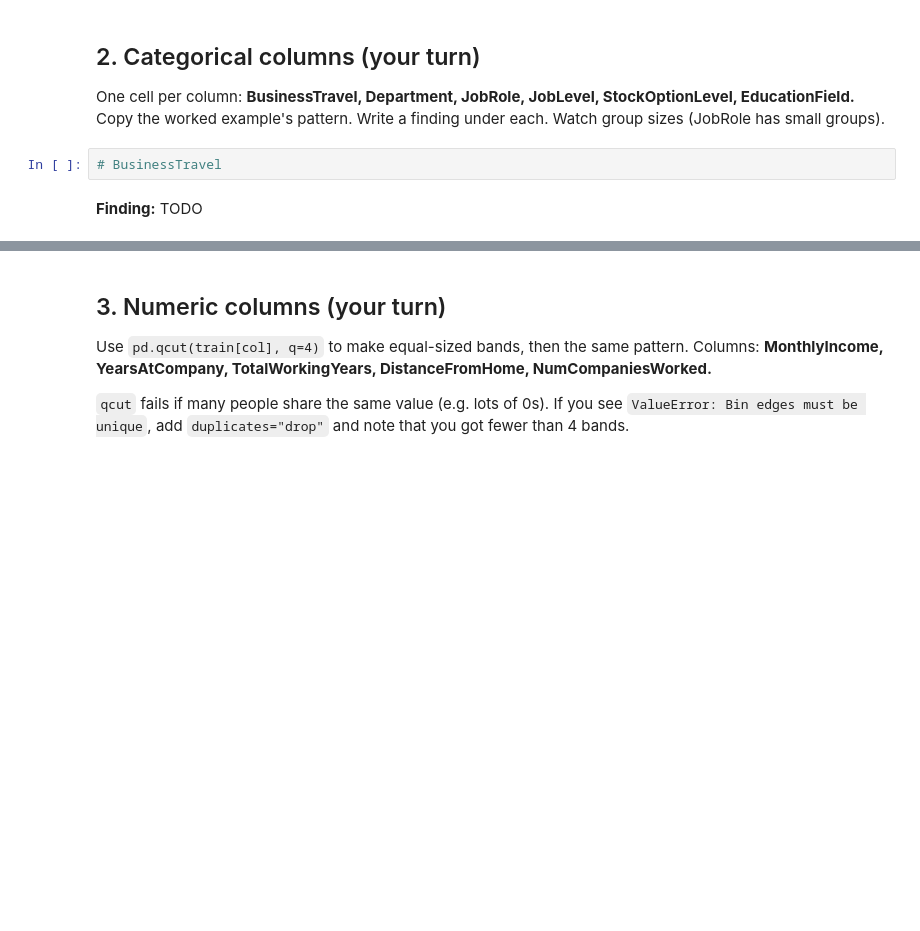
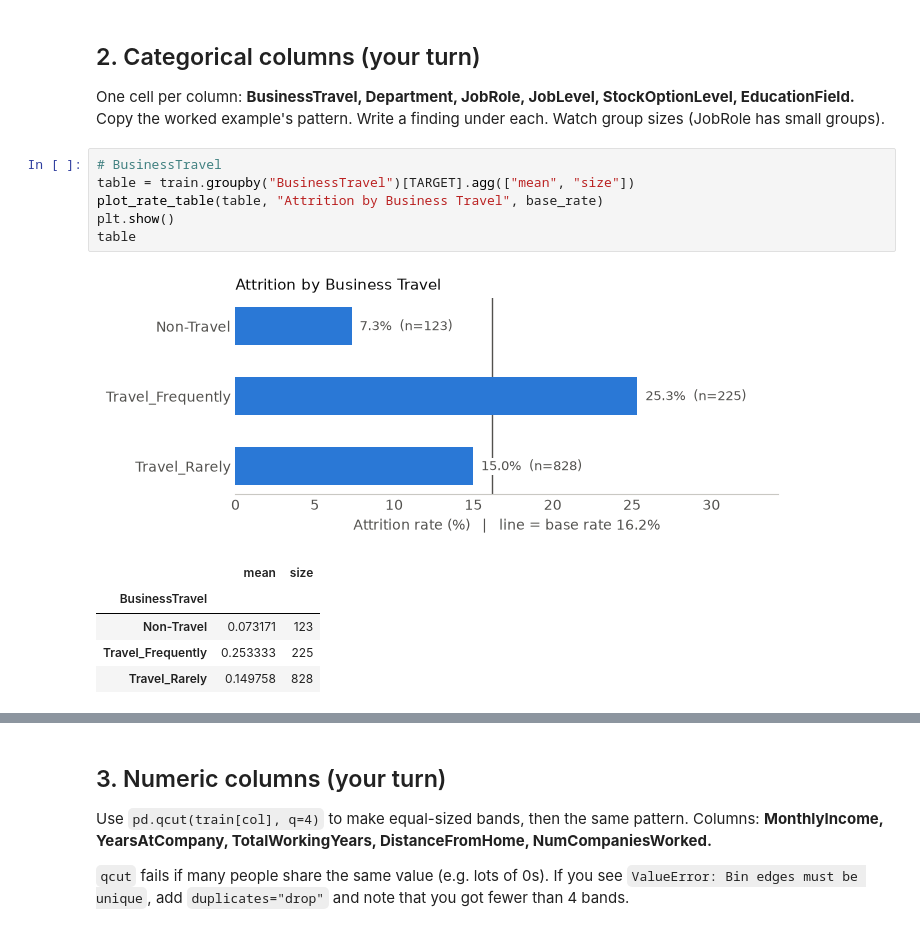
Before and after one commit to ShreeRohitt/ai-workbench, a Jupyter notebook: projects/03-attrition-model/notebooks/01_eda.ipynb, the cells around one changed output, grey strips where cells are left out. Saved outputs shown, nothing was run; the diff lists cells and outputs as text; blank space fills up the shorter version.

```diff
--- a/projects/03-attrition-model/notebooks/01_eda.ipynb
+++ b/projects/03-attrition-model/notebooks/01_eda.ipynb
@@ -40,7 +48,16 @@ table
 
 One cell per column: **BusinessTravel, Department, JobRole, JobLevel, StockOptionLevel, EducationField.**
 Copy the worked example's pattern. Write a finding under each. Watch group sizes (JobRole has small groups).
-# %%
-# BusinessTravel
-# %% [markdown]
-**Finding:** TODO
+# %%
+# BusinessTravel
+table = train.groupby("BusinessTravel")[TARGET].agg(["mean", "size"])
+plot_rate_table(table, "Attrition by Business Travel", base_rate)
+plt.show()
+table
+# %% [output]
+[figure, added]
+|  | mean | size |
+| BusinessTravel |  |  |
+| Non-Travel | 0.073171 | 123 |
+| Travel_Frequently | 0.253333 | 225 |
+| Travel_Rarely | 0.149758 | 828 |
```
Also changed, not shown: parts of 48 cells of this notebook.
